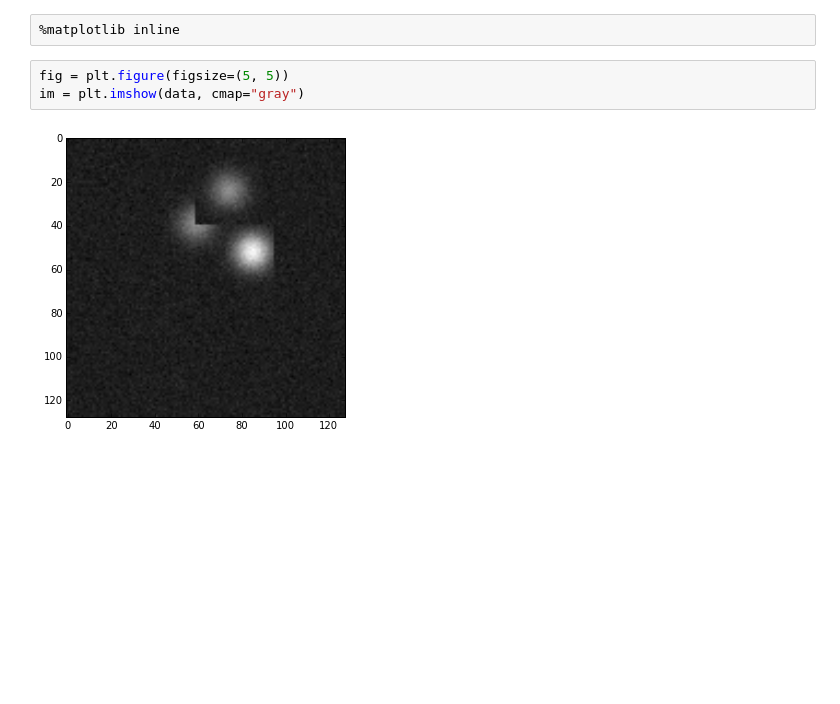
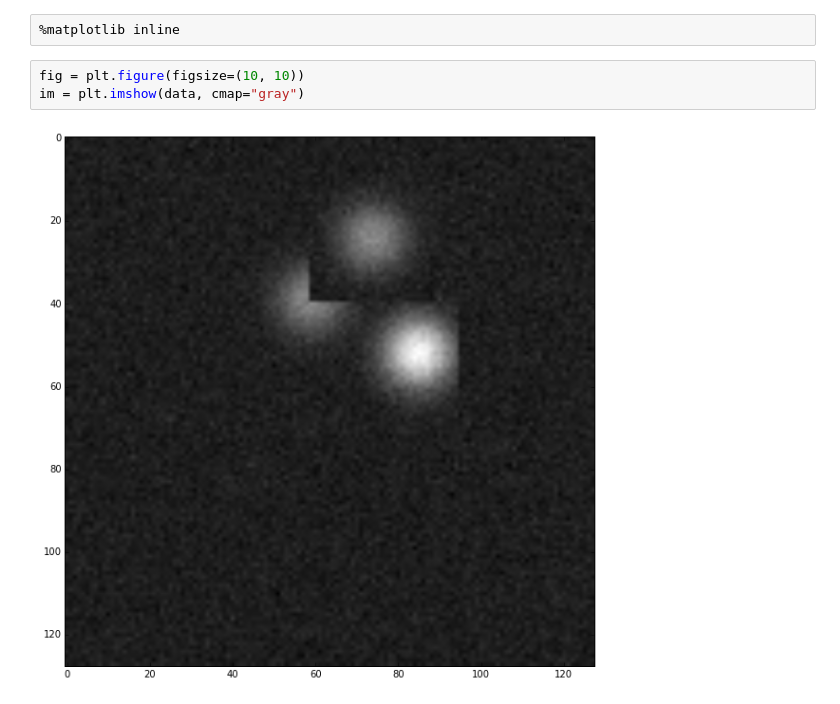
Before and after one commit to lmoustakas/lcolens, a Jupyter notebook: python/GalSim_Aaron.ipynb, the cells around one changed output. Cells and saved outputs as stored; diff of their text form; blank space fills up the shorter version.

```diff
--- a/python/GalSim_Aaron.ipynb
+++ b/python/GalSim_Aaron.ipynb
@@ -59,7 +59,7 @@ data = hdus[0].data
 # %%
 %matplotlib inline
 # %%
-fig = plt.figure(figsize=(5, 5))
+fig = plt.figure(figsize=(10, 10))
 im = plt.imshow(data, cmap="gray")
 # %% [output]
-[figure, old version]
+[figure, new version]
```
Also changed, not shown: parts of 4 cells of this notebook.
